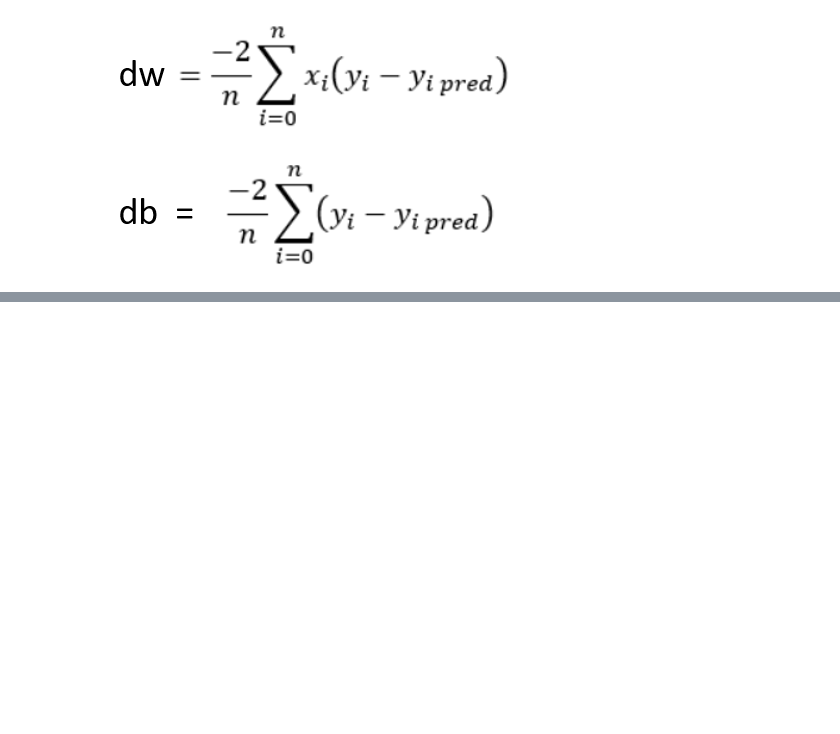
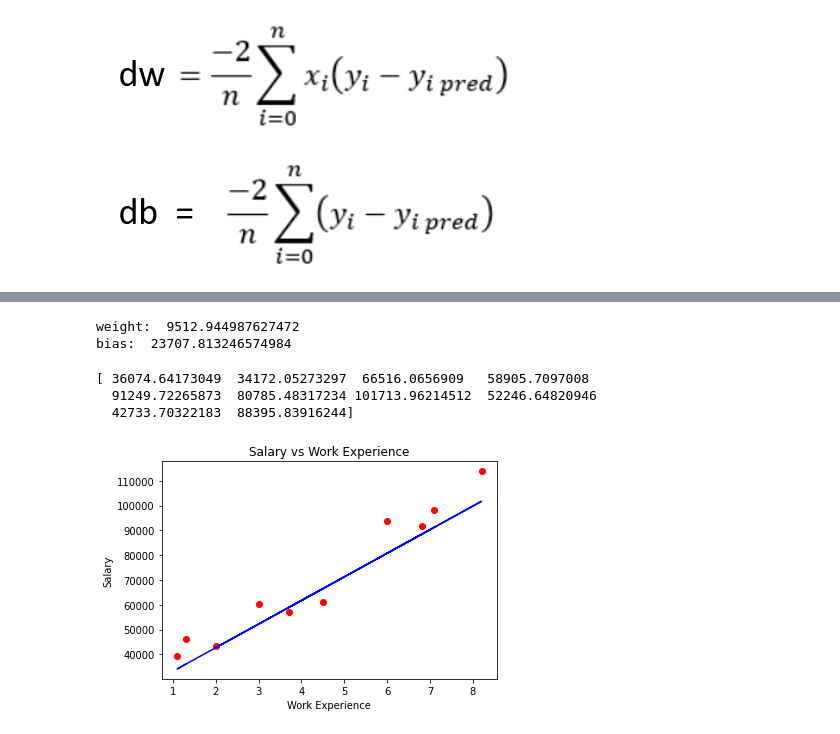
Before and after one commit to coderplus62/Machine-Learning-by-Siddhardhan, a Jupyter notebook: Module 7/1. Linear Regression.ipynb, the cells around one changed output, grey strips where cells are left out. Drawn from its saved outputs; the diff is of its cells as text; code cells hidden in the pictures; blank space fills up the shorter version.

```diff
--- a/Module 7/7_1_4_Building_Linear_Regression_from_scratch_in_Python.ipynb
+++ b/Module 7/1. Linear Regression.ipynb
@@ -33,0 +55,6 @@ import numpy as np
+# %%
+X = df.iloc[:,:-1].values
+y = df.iloc[:,-1].values
+
+print(X)
+print(y)
@@ -34 +79,3 @@ import numpy as np
+# %%
+X_train, X_test, y_train, y_test = train_test_split(X, y, test_size = 0.33, random_state = 2)
 # %%
@@ -81,0 +116,25 @@ class Linear_Regression():
+# %%
+model = LinearRegression(lr=0.01,epochs=10000)
+model.fit(X_train,y_train)
+# %%
+print("weight: ", model.w[0])
+print("bias: ", model.b)
+# %% [output]
+weight:  9512.944987627472
+bias:  23707.813246574984
+# %%
+test_predictions = model.prediction(X_test)
+print(test_predictions)
+# %% [output]
+[ 36074.64173049  34172.05273297  66516.0656909   58905.7097008
+  91249.72265873  80785.48317234 101713.96214512  52246.64820946
+  42733.70322183  88395.83916244]
+# %%
+plt.scatter(X_test, y_test, color = "red")
+plt.plot(X_test, test_predictions, color = "blue")
+plt.xlabel("Work Experience")
+plt.ylabel("Salary")
+plt.title("Salary vs Work Experience")
+plt.show()
+# %% [output]
+[figure, added]
```
Also changed, not shown: parts of 8 cells of this notebook, 3 other files.
